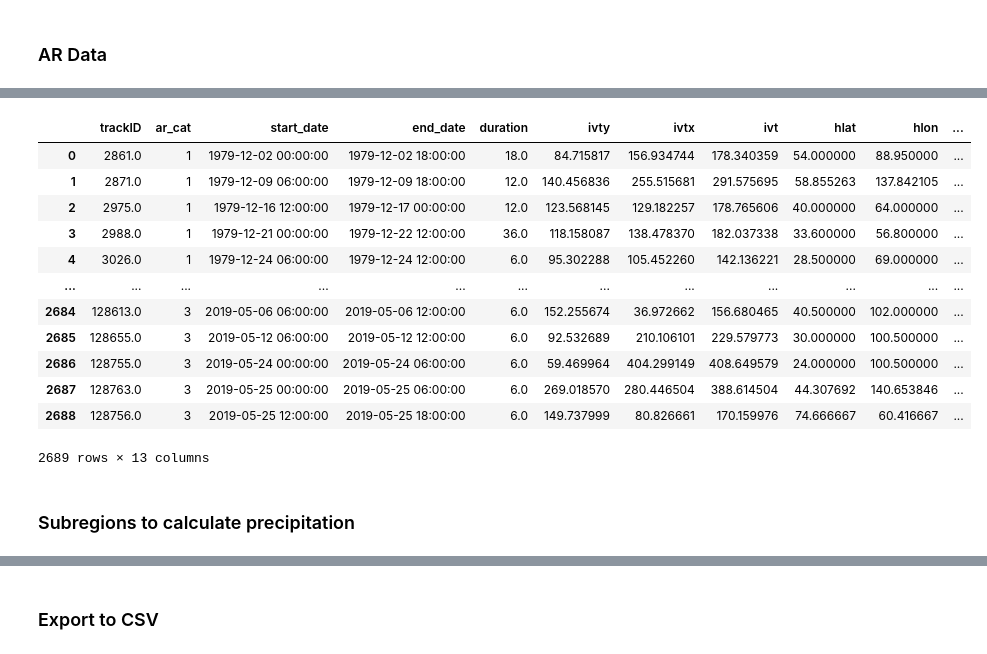
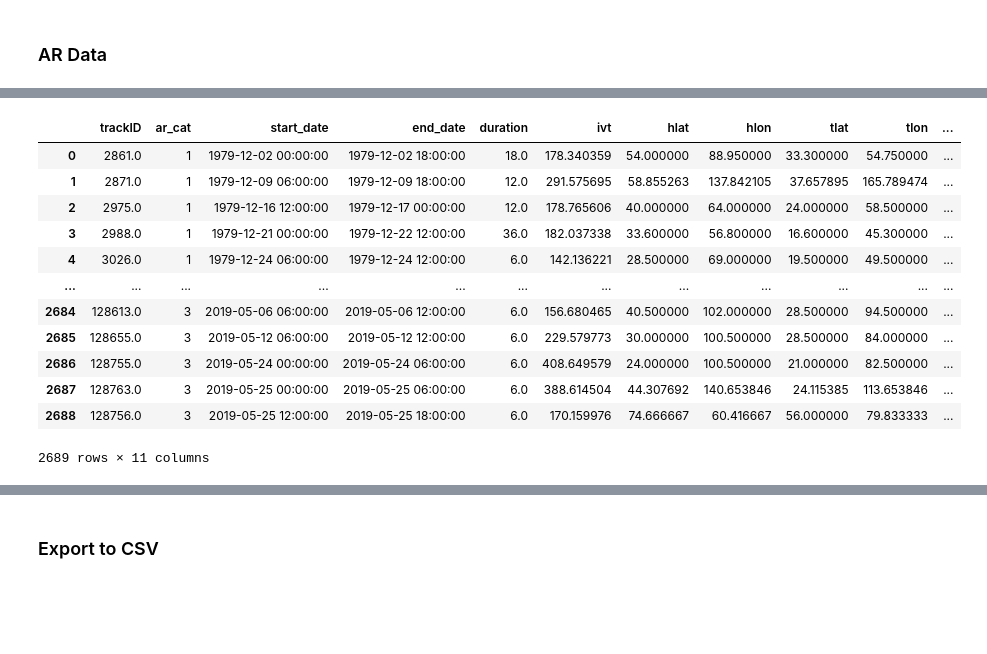
Before and after one commit to dlnash/HMA_AR_freezing_level, a Jupyter notebook: preprocess/generate_df_ivt.ipynb, the cells around one changed output, grey strips where cells are left out. Drawn from its saved outputs; the diff is of its cells as text; code cells hidden in the pictures; blank space fills up the shorter version.

```diff
--- a/preprocess/generate_df_ivt.ipynb
+++ b/preprocess/generate_df_ivt.ipynb
@@ -402,24 +194,25 @@ width = ds.width.sel(time=idx) # width of AR
 # %%
 %%time
 # append ivty and ivtx to df for each trackID
-ivty = []
-ivtx = []
+maxivt = []
 trID = []
 trLAT = []
 trLON = []
 tlLAT = []
 tlLON = []
-ar_width = []
+# ar_width = []
+ardirection = []
 
 for i, track in enumerate(df.trackID.values):
+    # get average IVT within AR
     idx = kivtx.where(kid == track, drop=True).values
-    x = idx[~np.isnan(idx)][0]
+    x = idx[~np.isnan(idx)]
     idy = kivty.where(kid == track, drop=True).values
-    y = idy[~np.isnan(idy)][0]
-
-    # append to lists
-    ivtx.append(x)
-    ivty.append(y)
+    y = idy[~np.isnan(idy)]
+    # calculate ivt for each time step within AR event
+    ivt = np.sqrt(y**2 + x**2)
+    # append maximum ivt for that event
+    maxivt.append(ivt.max())
     trID.append(track)
 
     # head lat and lon of each AR
@@ -434,7 +227,11 @@ for i, track in enumerate(df.trackID.values):
     idlon = tlon.where(kid == track, drop=True).values
     tlLON.append(np.asarray(idlon[~np.isnan(idlon)]).mean())
 
-    # avg width of each AR
-    idwidth = width.where(kid == track, drop=True).values
-    ar_width.append(np.asarray(idwidth[~np.isnan(idwidth)]).mean())
+    # # avg width of each AR
+    # idwidth = width.where(kid == track, drop=True).values
+    # ar_width.append(np.asarray(idwidth[~np.isnan(idwidth)]).mean())
+
+    # mode AR direction
+    iddir = ivtdir.where(kid == track, drop=True).values
+    ardirection.append(np.asarray(iddir[~np.isnan(iddir)]).mean())
 # %% [output]
@@ -443,27 +245,25 @@ Wall time: 12min 26s
 # %%
 # put collected data in df
-df['ivty'] = ivty
-df['ivtx'] = ivtx
-df['ivt'] = np.sqrt(df.ivty**2 + df.ivtx**2)
+df['ivt'] = maxivt
 df['hlat'] = trLAT
 df['hlon'] = trLON
 df['tlat'] = tlLAT
 df['tlon'] = tlLON
-df['width'] = ar_width
+# df['width'] = ar_width
+df['ivtdir'] = ardirection
+
 df
 # %% [output]
-|  | trackID | ar_cat | start_date | end_date | duration | ivty | ivtx | ivt | hlat | hlon | ... |
-| 0 | 2861.0 | 1 | 1979-12-02 00:00:00 | 1979-12-02 18:00:00 | 18.0 | 84.715817 | 156.934744 | 178.340359 | 54.000000 | 88.950000 | ... |
-| 1 | 2871.0 | 1 | 1979-12-09 06:00:00 | 1979-12-09 18:00:00 | 12.0 | 140.456836 | 255.515681 | 291.575695 | 58.855263 | 137.842105 | ... |
-| 2 | 2975.0 | 1 | 1979-12-16 12:00:00 | 1979-12-17 00:00:00 | 12.0 | 123.568145 | 129.182257 | 178.765606 | 40.000000 | 64.000000 | ... |
-| 3 | 2988.0 | 1 | 1979-12-21 00:00:00 | 1979-12-22 12:00:00 | 36.0 | 118.158087 | 138.478370 | 182.037338 | 33.600000 | 56.800000 | ... |
-| 4 | 3026.0 | 1 | 1979-12-24 06:00:00 | 1979-12-24 12:00:00 | 6.0 | 95.302288 | 105.452260 | 142.136221 | 28.500000 | 69.000000 | ... |
+|  | trackID | ar_cat | start_date | end_date | duration | ivt | hlat | hlon | tlat | tlon | ... |
+| 0 | 2861.0 | 1 | 1979-12-02 00:00:00 | 1979-12-02 18:00:00 | 18.0 | 178.340359 | 54.000000 | 88.950000 | 33.300000 | 54.750000 | ... |
+| 1 | 2871.0 | 1 | 1979-12-09 06:00:00 | 1979-12-09 18:00:00 | 12.0 | 291.575695 | 58.855263 | 137.842105 | 37.657895 | 165.789474 | ... |
+| 2 | 2975.0 | 1 | 1979-12-16 12:00:00 | 1979-12-17 00:00:00 | 12.0 | 178.765606 | 40.000000 | 64.000000 | 24.000000 | 58.500000 | ... |
+| 3 | 2988.0 | 1 | 1979-12-21 00:00:00 | 1979-12-22 12:00:00 | 36.0 | 182.037338 | 33.600000 | 56.800000 | 16.600000 | 45.300000 | ... |
+| 4 | 3026.0 | 1 | 1979-12-24 06:00:00 | 1979-12-24 12:00:00 | 6.0 | 142.136221 | 28.500000 | 69.000000 | 19.500000 | 49.500000 | ... |
 | ... | ... | ... | ... | ... | ... | ... | ... | ... | ... | ... | ... |
-| 2684 | 128613.0 | 3 | 2019-05-06 06:00:00 | 2019-05-06 12:00:00 | 6.0 | 152.255674 | 36.972662 | 156.680465 | 40.500000 | 102.000000 | ... |
-| 2685 | 128655.0 | 3 | 2019-05-12 06:00:00 | 2019-05-12 12:00:00 | 6.0 | 92.532689 | 210.106101 | 229.579773 | 30.000000 | 100.500000 | ... |
-| 2686 | 128755.0 | 3 | 2019-05-24 00:00:00 | 2019-05-24 06:00:00 | 6.0 | 59.469964 | 404.299149 | 408.649579 | 24.000000 | 100.500000 | ... |
-| 2687 | 128763.0 | 3 | 2019-05-25 00:00:00 | 2019-05-25 06:00:00 | 6.0 | 269.018570 | 280.446504 | 388.614504 | 44.307692 | 140.653846 | ... |
-| 2688 | 128756.0 | 3 | 2019-05-25 12:00:00 | 2019-05-25 18:00:00 | 6.0 | 149.737999 | 80.826661 | 170.159976 | 74.666667 | 60.416667 | ... |
+| 2684 | 128613.0 | 3 | 2019-05-06 06:00:00 | 2019-05-06 12:00:00 | 6.0 | 156.680465 | 40.500000 | 102.000000 | 28.500000 | 94.500000 | ... |
+| 2685 | 128655.0 | 3 | 2019-05-12 06:00:00 | 2019-05-12 12:00:00 | 6.0 | 229.579773 | 30.000000 | 100.500000 | 28.500000 | 84.000000 | ... |
+| 2686 | 128755.0 | 3 | 2019-05-24 00:00:00 | 2019-05-24 06:00:00 | 6.0 | 408.649579 | 24.000000 | 100.500000 | 21.000000 | 82.500000 | ... |
+| 2687 | 128763.0 | 3 | 2019-05-25 00:00:00 | 2019-05-25 06:00:00 | 6.0 | 388.614504 | 44.307692 | 140.653846 | 24.115385 | 113.653846 | ... |
+| 2688 | 128756.0 | 3 | 2019-05-25 12:00:00 | 2019-05-25 18:00:00 | 6.0 | 170.159976 | 74.666667 | 60.416667 | 56.000000 | 79.833333 | ... |
-2689 rows × 13 columns
+2689 rows × 11 columns
-# %% [markdown]
-### Subregions to calculate precipitation
```
Also changed, not shown: parts of 21 cells of this notebook, 13 other files.
